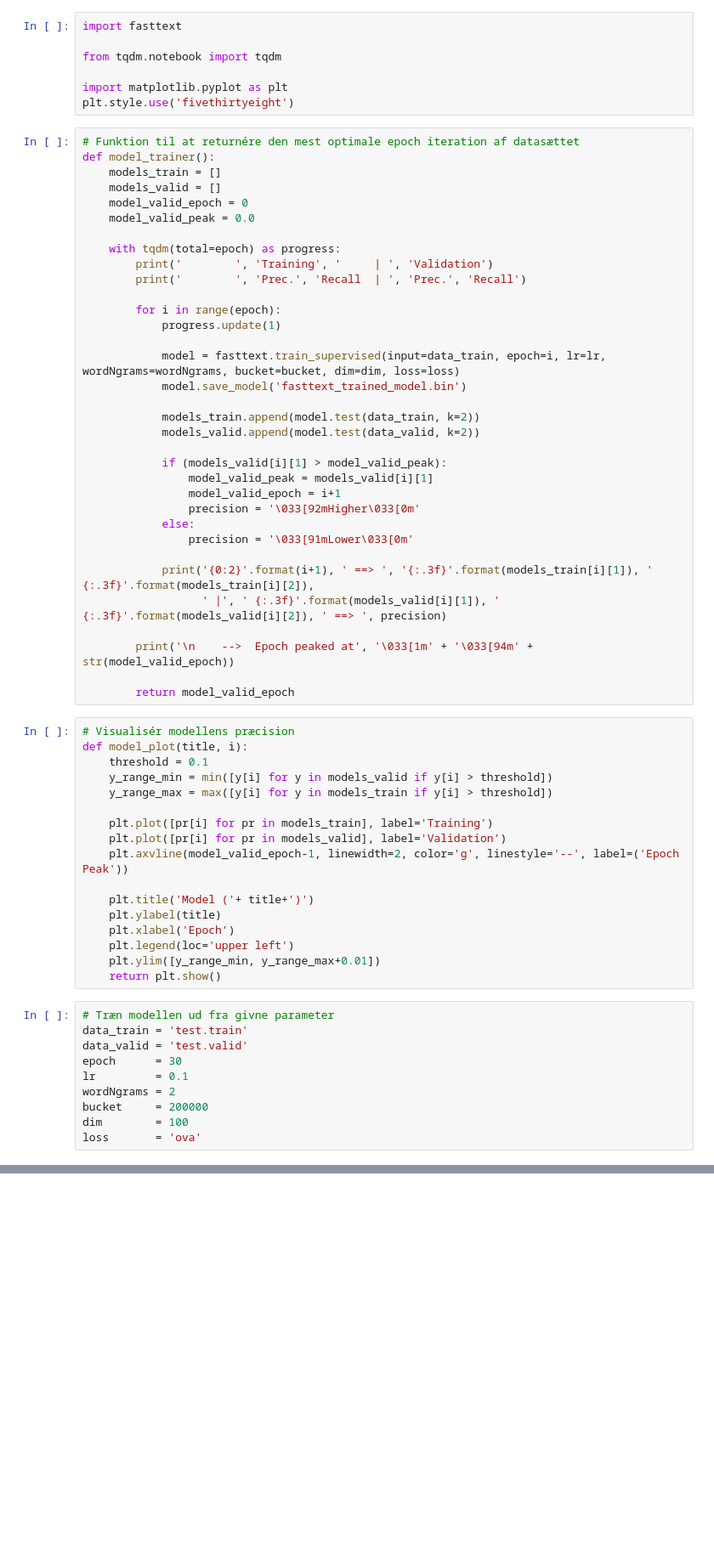
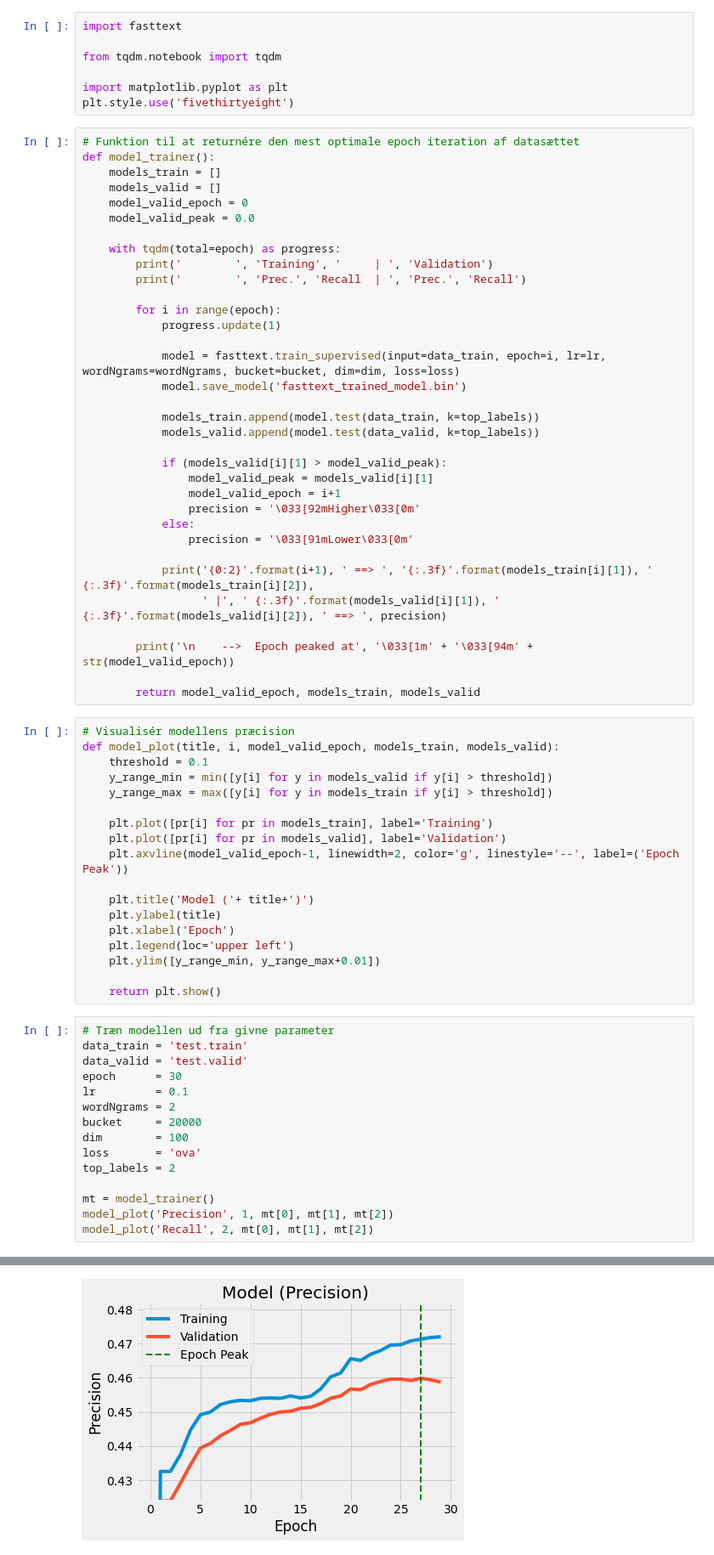
Before and after one commit to Kofoedsan/Python-TrustpilotPredict, a Jupyter notebook: 03_model_training_fasttext_adv.ipynb, the cells around one changed output, grey strips where cells are left out. Shown at 85% size. Drawn from its saved outputs; the diff is of its cells as text; blank space fills up the shorter version.

Commit message:
fix to model train validation plot

```diff
--- a/03_model_training_fasttext_adv.ipynb
+++ b/03_model_training_fasttext_adv.ipynb
@@ -33,8 +33,8 @@ def model_trainer():
             model = fasttext.train_supervised(input=data_train, epoch=i, lr=lr, wordNgrams=wordNgrams, bucket=bucket, dim=dim, loss=loss)
             model.save_model('fasttext_trained_model.bin')
 
-            models_train.append(model.test(data_train, k=2))
-            models_valid.append(model.test(data_valid, k=2))
+            models_train.append(model.test(data_train, k=top_labels))
+            models_valid.append(model.test(data_valid, k=top_labels))
 
             if (models_valid[i][1] > model_valid_peak):
                 model_valid_peak = models_valid[i][1]
@@ -48,10 +48,10 @@ def model_trainer():
 
         print('\n    -->  Epoch peaked at', '\033[1m' + '\033[94m' + str(model_valid_epoch))
 
-        return model_valid_epoch
+        return model_valid_epoch, models_train, models_valid
 # %%
 # Visualisér modellens præcision
-def model_plot(title, i):
+def model_plot(title, i, model_valid_epoch, models_train, models_valid):
     threshold = 0.1
     y_range_min = min([y[i] for y in models_valid if y[i] > threshold])
     y_range_max = max([y[i] for y in models_train if y[i] > threshold])
@@ -65,6 +65,7 @@ def model_plot(title, i):
     plt.xlabel('Epoch')
     plt.legend(loc='upper left')
     plt.ylim([y_range_min, y_range_max+0.01])
+
     return plt.show()
 # %%
 # Træn modellen ud fra givne parameter
@@ -73,6 +74,12 @@ data_valid = 'test.valid'
 epoch      = 30
 lr         = 0.1
 wordNgrams = 2
-bucket     = 200000
+bucket     = 20000
 dim        = 100
 loss       = 'ova'
+top_labels = 2
+
+mt = model_trainer()
+model_plot('Precision', 1, mt[0], mt[1], mt[2])
+model_plot('Recall', 2, mt[0], mt[1], mt[2])
+# %% [output]
@@ -78,0 +103 @@ loss       = 'ova'
+[figure, added]
```
Also changed, not shown: parts of 2 cells of this notebook, 1 other file.
